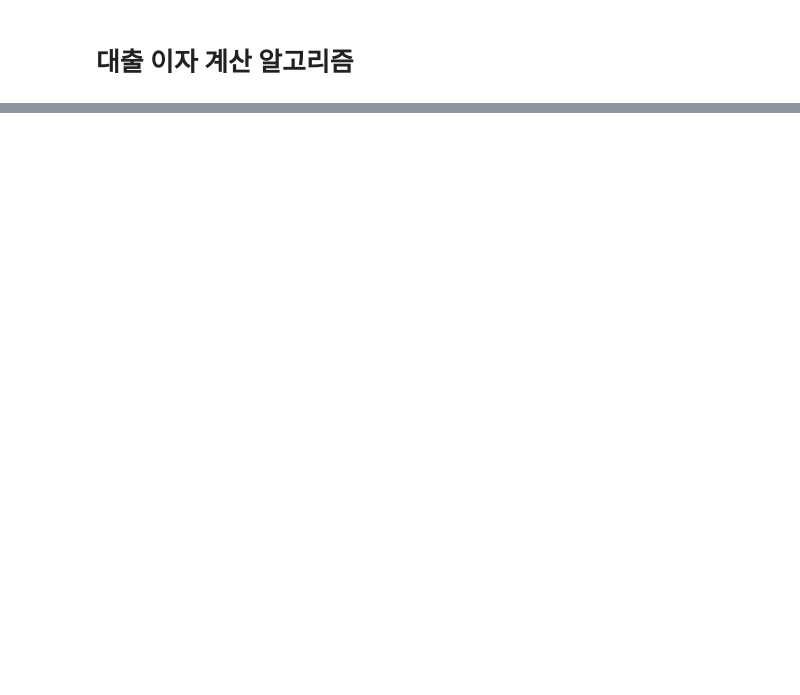
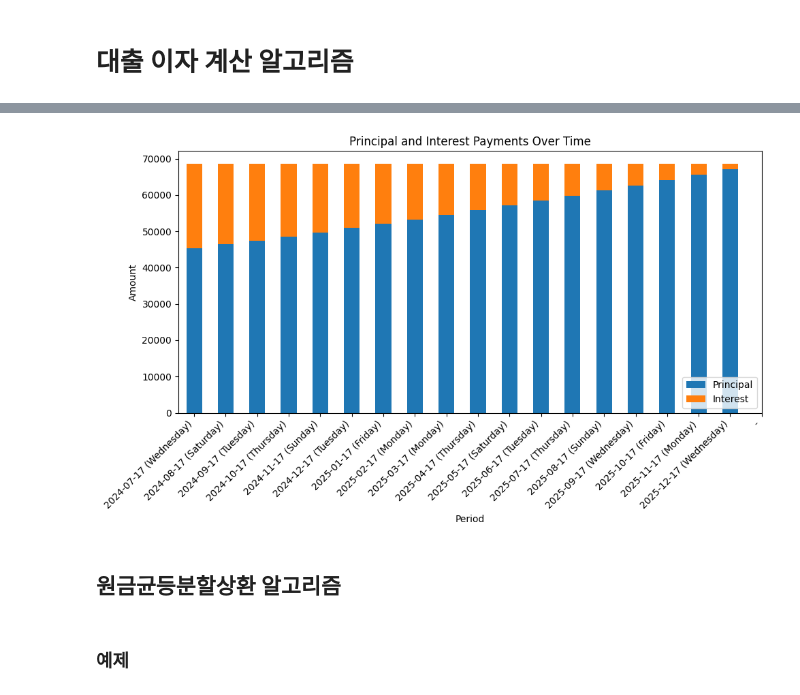
Before and after one commit to DY-Microfinance-Customer-Management/dymf-algorithm, a Jupyter notebook: app/algorithm/loan.ipynb, the cells around one changed output, grey strips where cells are left out. Saved outputs shown, nothing was run; the diff lists cells and outputs as text; code cells hidden in the pictures; blank space fills up the shorter version.

```diff
--- a/app/algorithm/loan.ipynb
+++ b/app/algorithm/loan.ipynb
@@ -65,0 +32,18 @@ for payment in schedule:
+# %%
+import matplotlib.pyplot as plt
+
+def graph_function(df):
+    _, ax = plt.subplots(figsize=(10, 6))
+
+    df[:-1][['Principal', 'Interest']].plot(kind='bar', stacked=True, ax=ax)
+
+    ax.set_title('Principal and Interest Payments Over Time')
+    ax.set_xlabel('Period')
+    ax.set_ylabel('Amount')
+    ax.set_xticks(range(len(df)))
+    ax.set_xticklabels(df['Payment Date'], rotation=45, ha='right')
+
+    plt.legend(['Principal', 'Interest'])
+    plt.tight_layout()
+
+    plt.show()
@@ -65,0 +137,20 @@ for payment in schedule:
+# %%
+from datetime import datetime
+start_date = datetime(2024, 7, 17)
+principal = 1000000
+expiration_months = 18
+annual_interest_rate = 0.28
+# %%
+# 한달 단위
+df = calculate_equal_payment(start_date, principal, expiration_months, annual_interest_rate, cycle='month')
+
+# 4주 단위
+# df = calculate_equal_payment(start_date, principal, expiration_months, annual_interest_rate, cycle='4week')
+
+# 2주 단위
+# df = calculate_equal_payment(start_date, principal, expiration_months, annual_interest_rate, cycle='2week')
+
+# 1주 단위
+# df = calculate_equal_payment(start_date, principal, expiration_months, annual_interest_rate, cycle='week')
+
+df
@@ -65,0 +175,6 @@ for payment in schedule:
+# %%
+graph_function(df)
+# %% [output]
+[figure, added]
+# %% [markdown]
+## 원금균등분할상환 알고리즘
@@ -65,0 +264,2 @@ for payment in schedule:
+# %% [markdown]
+### 예제
```
Also changed, not shown: parts of 22 cells of this notebook, 2 other files.
